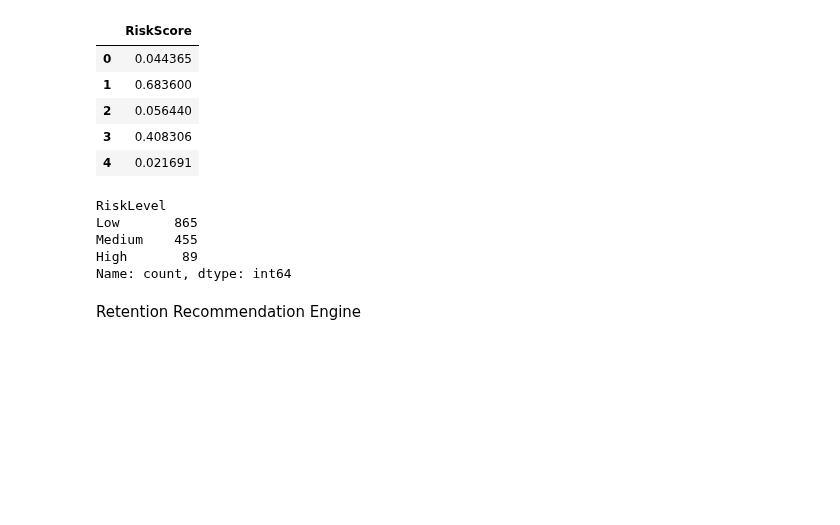
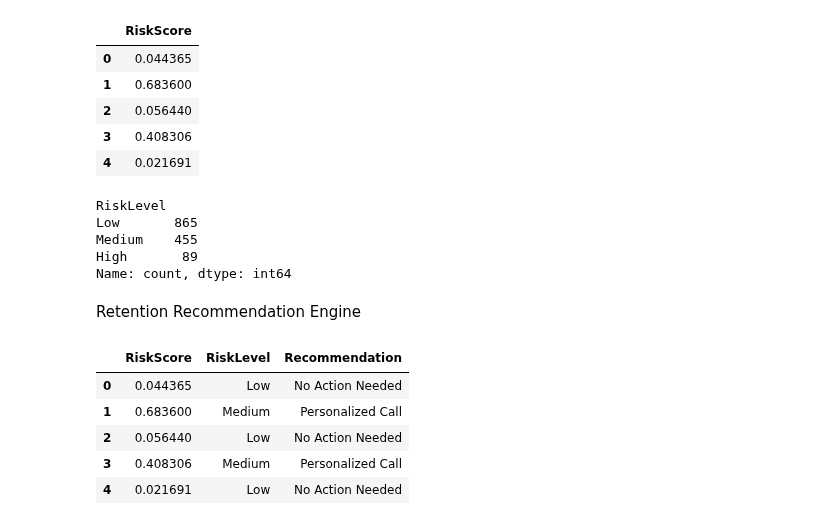
Before and after one commit to Samm-05/telecom-churn-prediction, a Jupyter notebook: notebooks/05_model_training.ipynb, the cells around one changed output. Cells and saved outputs as stored; diff of their text form; code cells hidden in the pictures; blank space fills up the shorter version.

```diff
--- a/notebooks/05_model_training.ipynb
+++ b/notebooks/05_model_training.ipynb
@@ -405,3 +405,17 @@ def retention_strategy(score):
 
     else:
         return "No Action Needed"
+# %%
+risk_df["Recommendation"] = (
+    risk_df["RiskScore"]
+    .apply(retention_strategy)
+)
+
+risk_df.head()
+# %% [output]
+|  | RiskScore | RiskLevel | Recommendation |
+| 0 | 0.044365 | Low | No Action Needed |
+| 1 | 0.683600 | Medium | Personalized Call |
+| 2 | 0.056440 | Low | No Action Needed |
+| 3 | 0.408306 | Medium | Personalized Call |
+| 4 | 0.021691 | Low | No Action Needed |
```
Also changed, not shown: parts of 1 cell of this notebook.
